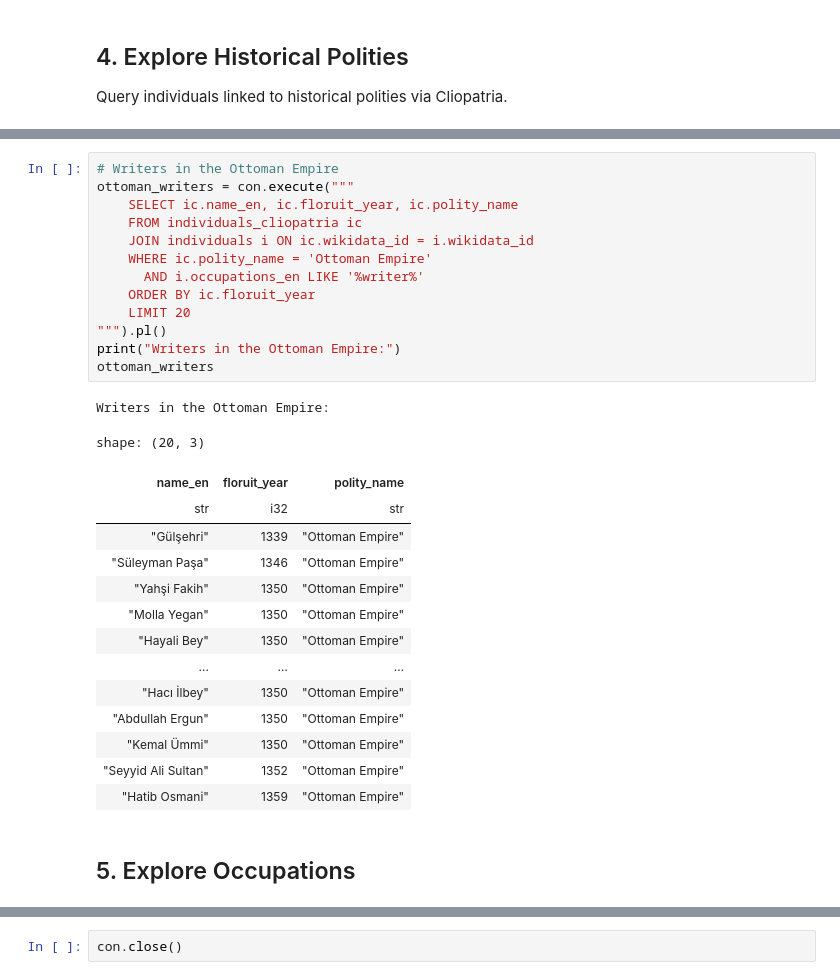
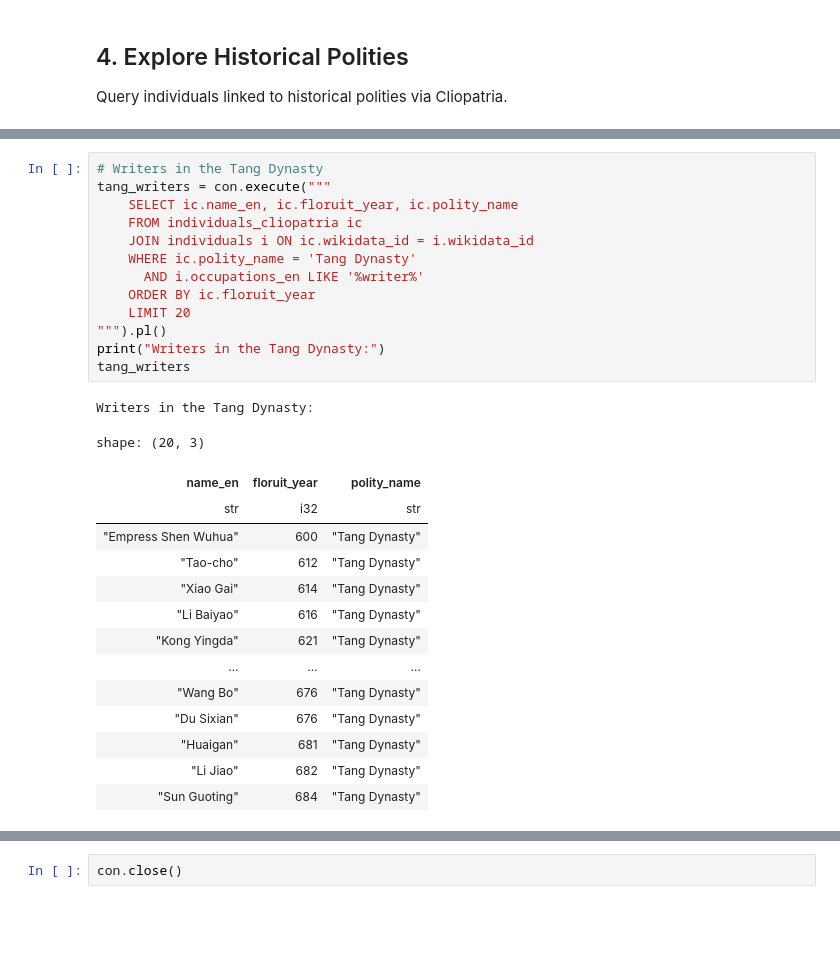
Before and after one commit to charlesdedampierre/cultura_database, a Jupyter notebook: getting_started.ipynb, the cells around one changed output, grey strips where cells are left out. Saved outputs shown, nothing was run; the diff lists cells and outputs as text; blank space fills up the shorter version.

```diff
--- a/getting_started.ipynb
+++ b/getting_started.ipynb
@@ -137,31 +156,29 @@ shape: (10, 2)
 # %%
-# Writers in the Ottoman Empire
-ottoman_writers = con.execute("""
+# Writers in the Tang Dynasty
+tang_writers = con.execute("""
     SELECT ic.name_en, ic.floruit_year, ic.polity_name
     FROM individuals_cliopatria ic
     JOIN individuals i ON ic.wikidata_id = i.wikidata_id
-    WHERE ic.polity_name = 'Ottoman Empire'
+    WHERE ic.polity_name = 'Tang Dynasty'
       AND i.occupations_en LIKE '%writer%'
     ORDER BY ic.floruit_year
     LIMIT 20
 """).pl()
-print("Writers in the Ottoman Empire:")
-ottoman_writers
+print("Writers in the Tang Dynasty:")
+tang_writers
 # %% [output]
-Writers in the Ottoman Empire:
+Writers in the Tang Dynasty:
 shape: (20, 3)
 | name_en | floruit_year | polity_name |
 | str | i32 | str |
-| "Gülşehri" | 1339 | "Ottoman Empire" |
-| "Süleyman Paşa" | 1346 | "Ottoman Empire" |
-| "Yahşi Fakih" | 1350 | "Ottoman Empire" |
-| "Molla Yegan" | 1350 | "Ottoman Empire" |
-| "Hayali Bey" | 1350 | "Ottoman Empire" |
+| "Empress Shen Wuhua" | 600 | "Tang Dynasty" |
+| "Tao-cho" | 612 | "Tang Dynasty" |
+| "Xiao Gai" | 614 | "Tang Dynasty" |
+| "Li Baiyao" | 616 | "Tang Dynasty" |
+| "Kong Yingda" | 621 | "Tang Dynasty" |
 | … | … | … |
-| "Hacı İlbey" | 1350 | "Ottoman Empire" |
-| "Abdullah Ergun" | 1350 | "Ottoman Empire" |
-| "Kemal Ümmi" | 1350 | "Ottoman Empire" |
-| "Seyyid Ali Sultan" | 1352 | "Ottoman Empire" |
-| "Hatib Osmani" | 1359 | "Ottoman Empire" |
+| "Wang Bo" | 676 | "Tang Dynasty" |
+| "Du Sixian" | 676 | "Tang Dynasty" |
+| "Huaigan" | 681 | "Tang Dynasty" |
+| "Li Jiao" | 682 | "Tang Dynasty" |
+| "Sun Guoting" | 684 | "Tang Dynasty" |
-# %% [markdown]
-## 5. Explore Occupations
```
Also changed, not shown: parts of 11 cells of this notebook.
